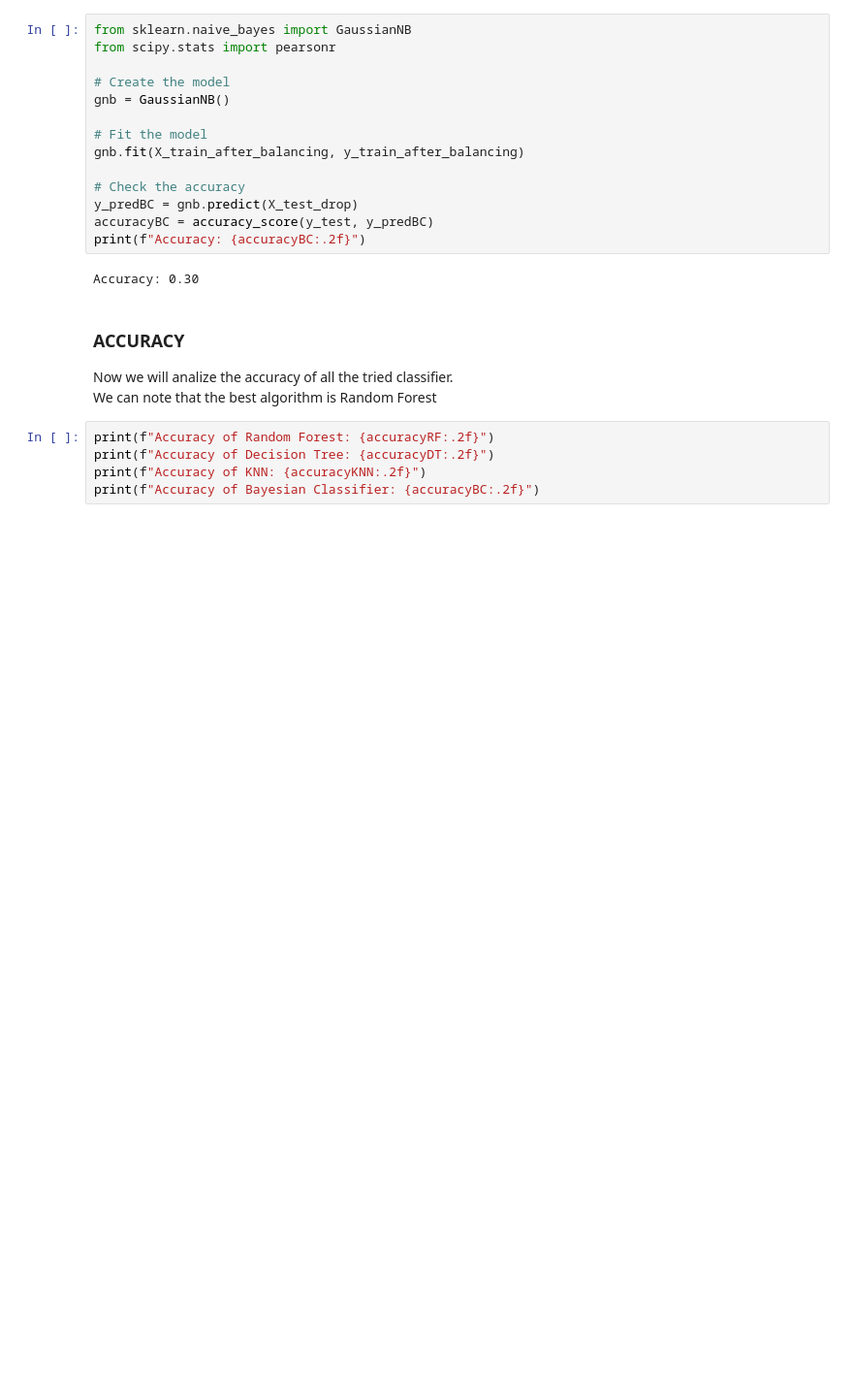
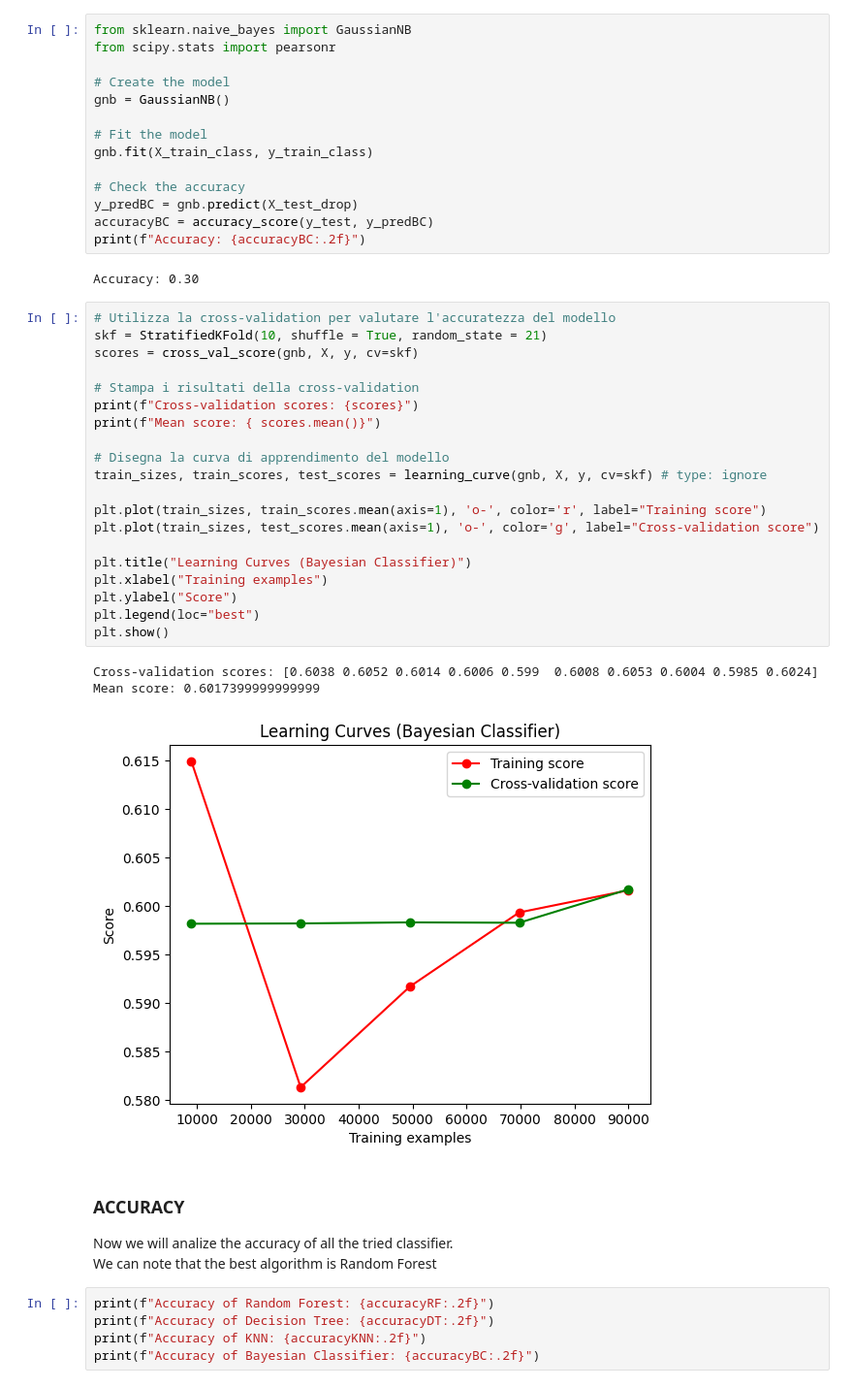
Before and after one commit to gabrielemarino-gm/StellarClassificator, a Jupyter notebook: project.ipynb, the cells around one changed output. Shown at 97% size. Cells and saved outputs as stored; diff of their text form; blank space fills up the shorter version.

```diff
--- a/project.ipynb
+++ b/project.ipynb
@@ -468,7 +515,7 @@ from scipy.stats import pearsonr
 gnb = GaussianNB()
 
 # Fit the model
-gnb.fit(X_train_after_balancing, y_train_after_balancing)
+gnb.fit(X_train_class, y_train_class)
 
 # Check the accuracy
 y_predBC = gnb.predict(X_test_drop)
@@ -476,6 +523,30 @@ accuracyBC = accuracy_score(y_test, y_predBC)
 print(f"Accuracy: {accuracyBC:.2f}")
 # %% [output]
 Accuracy: 0.30
+# %%
+# Utilizza la cross-validation per valutare l'accuratezza del modello
+skf = StratifiedKFold(10, shuffle = True, random_state = 21)
+scores = cross_val_score(gnb, X, y, cv=skf)
+
+# Stampa i risultati della cross-validation
+print(f"Cross-validation scores: {scores}")
+print(f"Mean score: { scores.mean()}")
+
+# Disegna la curva di apprendimento del modello
+train_sizes, train_scores, test_scores = learning_curve(gnb, X, y, cv=skf) # type: ignore
+
+plt.plot(train_sizes, train_scores.mean(axis=1), 'o-', color='r', label="Training score")
+plt.plot(train_sizes, test_scores.mean(axis=1), 'o-', color='g', label="Cross-validation score")
+
+plt.title("Learning Curves (Bayesian Classifier)")
+plt.xlabel("Training examples")
+plt.ylabel("Score")
+plt.legend(loc="best")
+plt.show()
+# %% [output]
+Cross-validation scores: [0.6038 0.6052 0.6014 0.6006 0.599  0.6008 0.6053 0.6004 0.5985 0.6024]
+Mean score: 0.6017399999999999
+[figure, added]
 # %% [markdown]
 <h3>ACCURACY</h3>
 Now we will analize the accuracy of all the tried classifier.<br>
```
Also changed, not shown: parts of 45 cells of this notebook, 10 other files.
